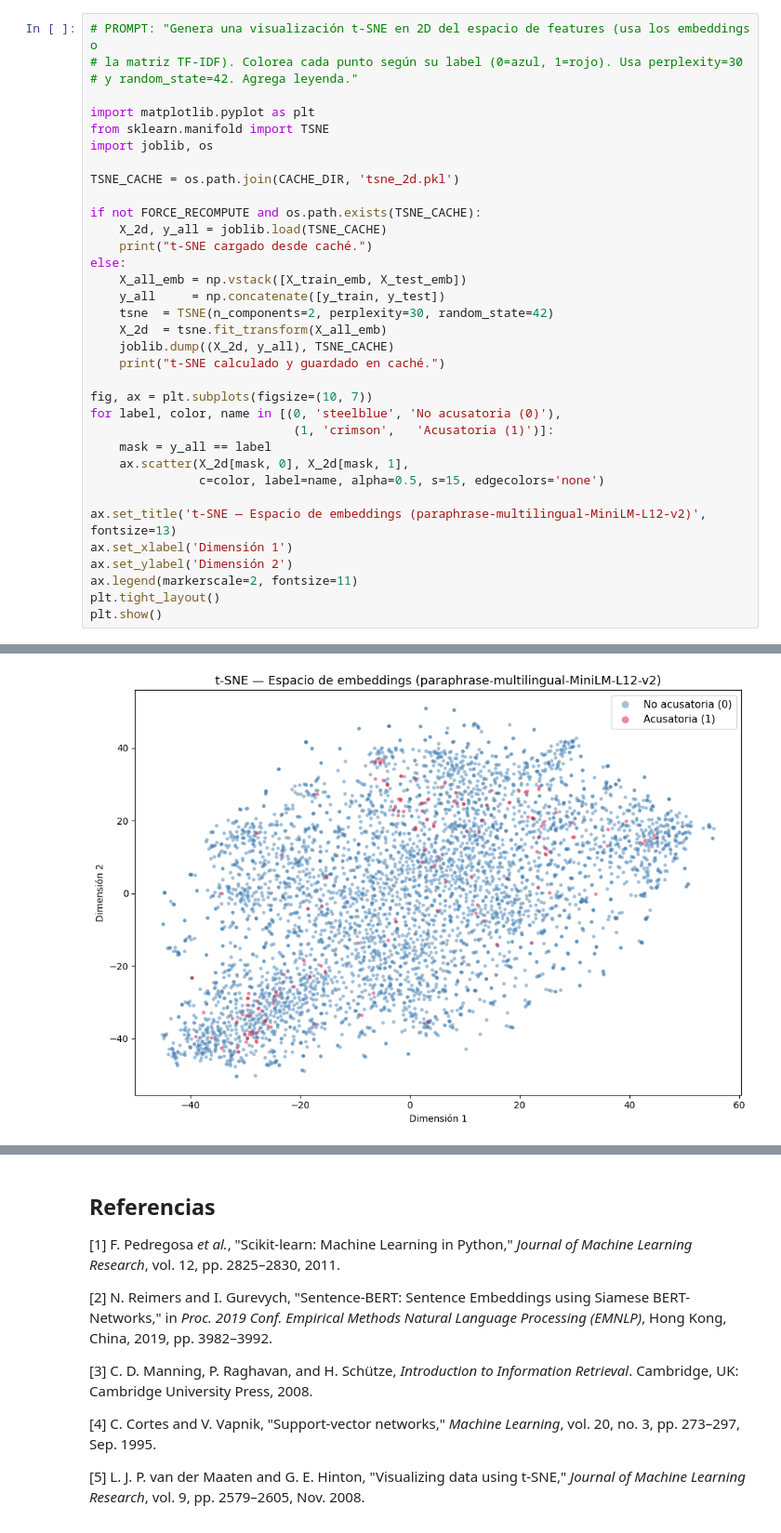
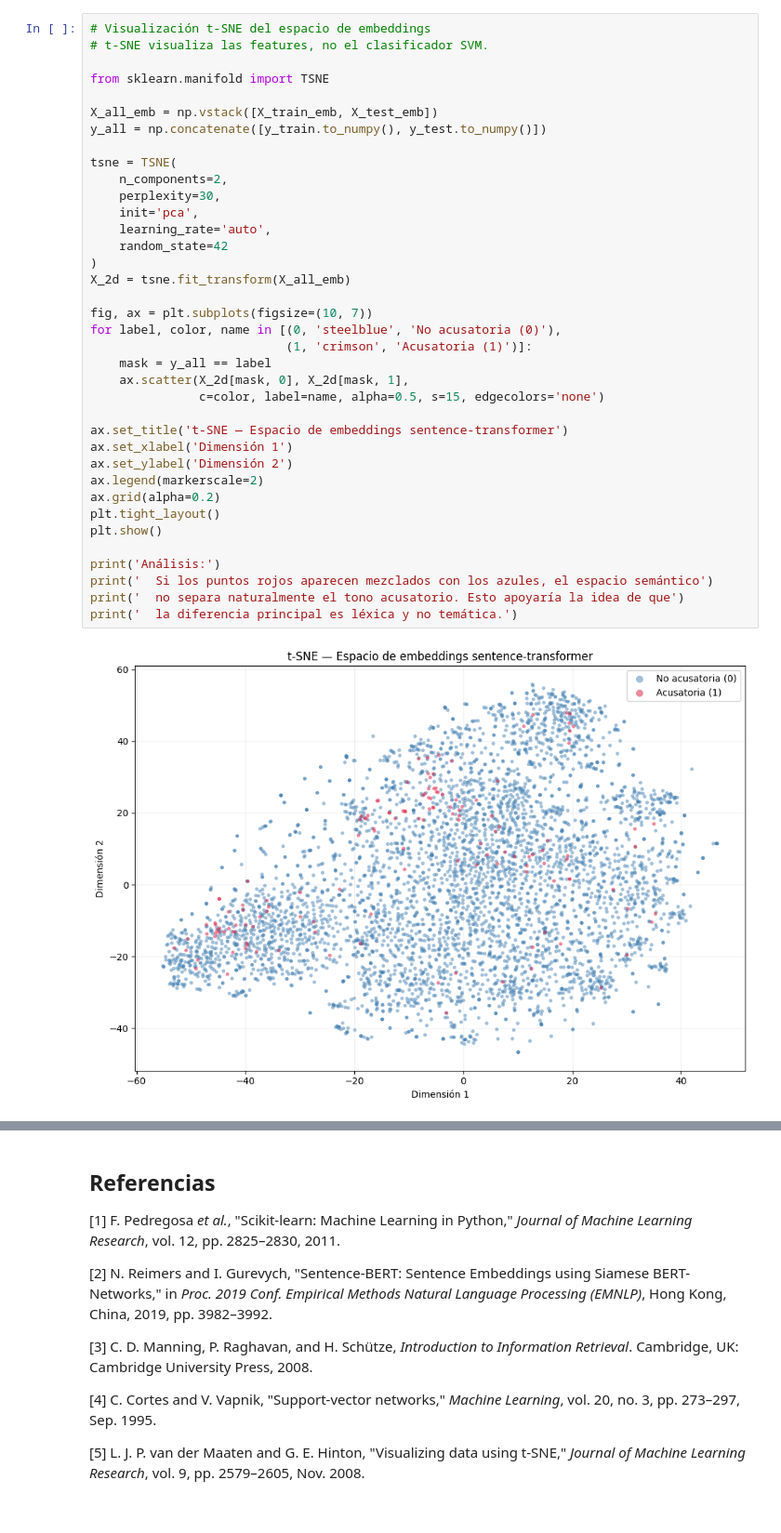
Before and after one commit to rosvjames/machineLearningProyecto, a Jupyter notebook: proyectoML.ipynb, the cells around one changed output, grey strips where cells are left out. Shown at 93% size. Saved outputs shown, nothing was run; the diff lists cells and outputs as text.

```diff
--- a/proyectoML.ipynb
+++ b/proyectoML.ipynb
@@ -615,36 +809,39 @@ Shape embeddings test:  (972, 384)
 # %%
-# PROMPT: "Genera una visualización t-SNE en 2D del espacio de features (usa los embeddings o
-# la matriz TF-IDF). Colorea cada punto según su label (0=azul, 1=rojo). Usa perplexity=30
-# y random_state=42. Agrega leyenda."
+# Visualización t-SNE del espacio de embeddings
+# t-SNE visualiza las features, no el clasificador SVM.
 
-import matplotlib.pyplot as plt
 from sklearn.manifold import TSNE
-import joblib, os
 
-TSNE_CACHE = os.path.join(CACHE_DIR, 'tsne_2d.pkl')
+X_all_emb = np.vstack([X_train_emb, X_test_emb])
+y_all = np.concatenate([y_train.to_numpy(), y_test.to_numpy()])
 
-if not FORCE_RECOMPUTE and os.path.exists(TSNE_CACHE):
-    X_2d, y_all = joblib.load(TSNE_CACHE)
-    print("t-SNE cargado desde caché.")
-else:
-    X_all_emb = np.vstack([X_train_emb, X_test_emb])
-    y_all     = np.concatenate([y_train, y_test])
-    tsne  = TSNE(n_components=2, perplexity=30, random_state=42)
-    X_2d  = tsne.fit_transform(X_all_emb)
-    joblib.dump((X_2d, y_all), TSNE_CACHE)
-    print("t-SNE calculado y guardado en caché.")
+tsne = TSNE(
+    n_components=2,
+    perplexity=30,
+    init='pca',
+    learning_rate='auto',
+    random_state=42
+)
+X_2d = tsne.fit_transform(X_all_emb)
 
 fig, ax = plt.subplots(figsize=(10, 7))
 for label, color, name in [(0, 'steelblue', 'No acusatoria (0)'),
-                            (1, 'crimson',   'Acusatoria (1)')]:
+                           (1, 'crimson', 'Acusatoria (1)')]:
     mask = y_all == label
     ax.scatter(X_2d[mask, 0], X_2d[mask, 1],
                c=color, label=name, alpha=0.5, s=15, edgecolors='none')
 
-ax.set_title('t-SNE — Espacio de embeddings (paraphrase-multilingual-MiniLM-L12-v2)', fontsize=13)
+ax.set_title('t-SNE — Espacio de embeddings sentence-transformer')
 ax.set_xlabel('Dimensión 1')
 ax.set_ylabel('Dimensión 2')
-ax.legend(markerscale=2, fontsize=11)
+ax.legend(markerscale=2)
+ax.grid(alpha=0.2)
 plt.tight_layout()
 plt.show()
+
+print('Análisis:')
+print('  Si los puntos rojos aparecen mezclados con los azules, el espacio semántico')
+print('  no separa naturalmente el tono acusatorio. Esto apoyaría la idea de que')
+print('  la diferencia principal es léxica y no temática.')
 # %% [output]
+[figure, new version]
@@ -652,2 +852 @@ t-SNE cargado desde caché.
-[figure, old version]
 # %%
```
Also changed, not shown: parts of 41 cells of this notebook.
